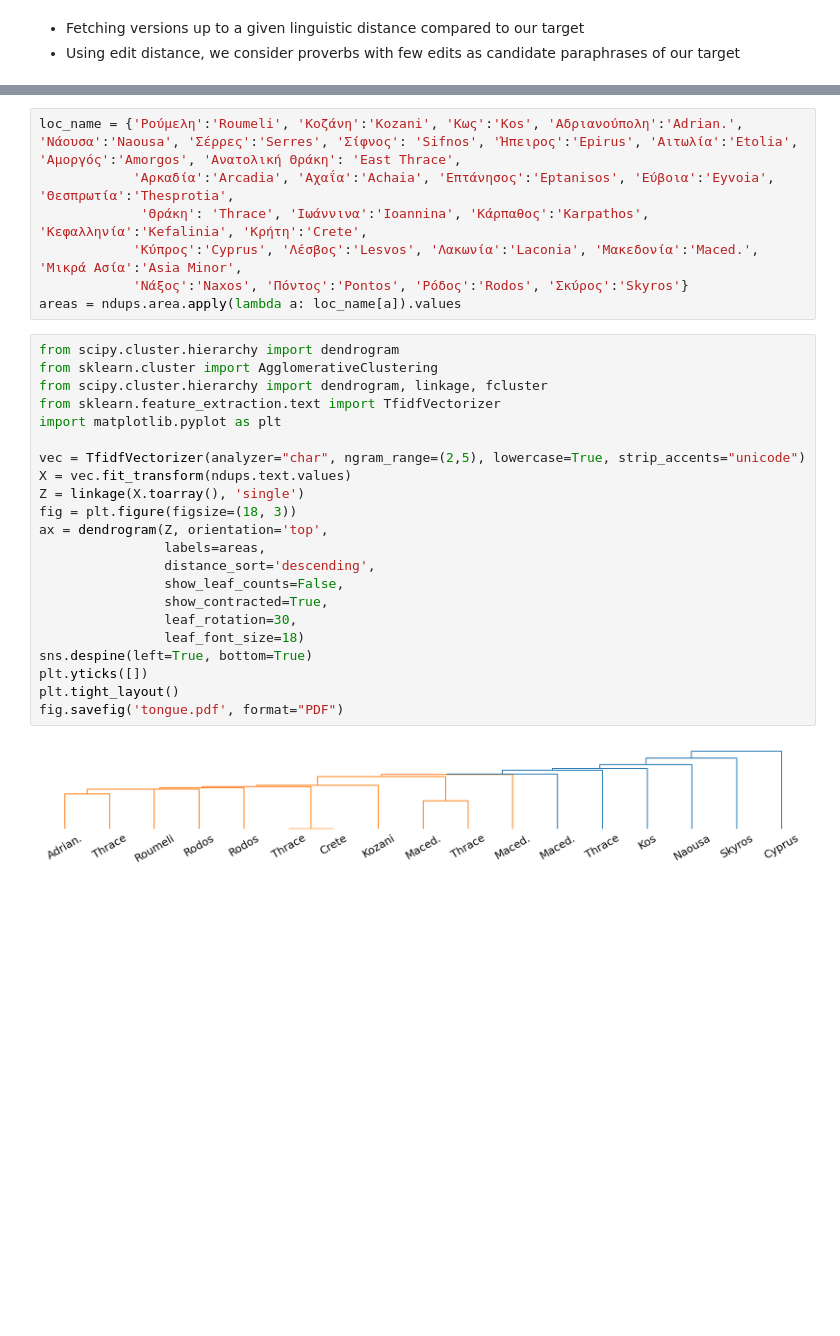
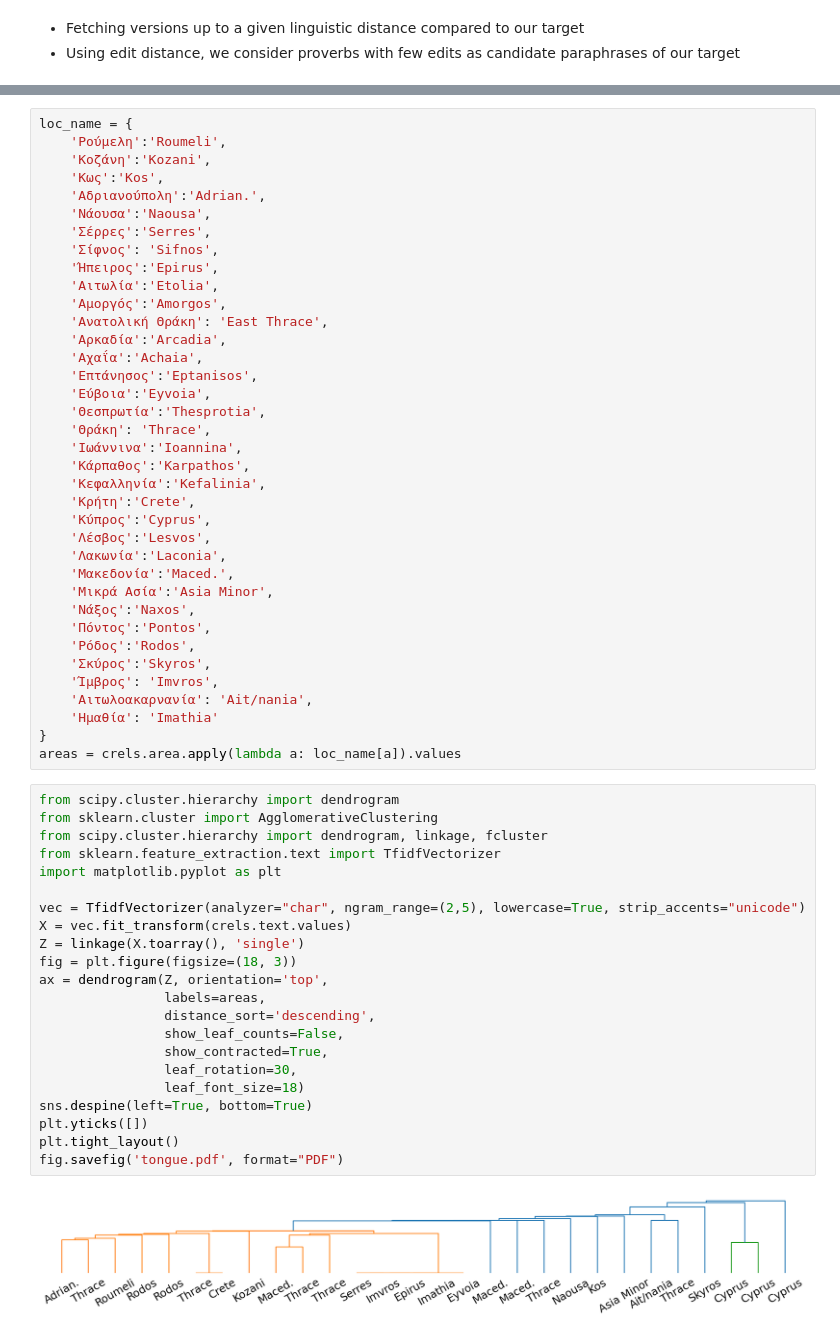
Before and after one commit to ipavlopoulos/greek-proverb-atlas, a Jupyter notebook: propagation.ipynb, the cells around one changed output, grey strips where cells are left out. Drawn from its saved outputs; the diff is of its cells as text; blank space fills up the shorter version.

```diff
--- a/propagation.ipynb
+++ b/propagation.ipynb
@@ -352,33 +488,63 @@ ndups = find_near_duplicates(target, proverbs.text.values, proverbs.area.values)
 # %%
-loc_name = {'Ρούμελη':'Roumeli', 'Κοζάνη':'Kozani', 'Κως':'Kos', 'Αδριανούπολη':'Adrian.', 'Νάουσα':'Naousa', 'Σέρρες':'Serres', 'Σίφνος': 'Sifnos', 'Ήπειρος':'Epirus', 'Αιτωλία':'Etolia', 'Αμοργός':'Amorgos', 'Ανατολική Θράκη': 'East Thrace',
-            'Αρκαδία':'Arcadia', 'Αχαΐα':'Achaia', 'Επτάνησος':'Eptanisos', 'Εύβοια':'Eyvoia', 'Θεσπρωτία':'Thesprotia',
-             'Θράκη': 'Thrace', 'Ιωάννινα':'Ioannina', 'Κάρπαθος':'Karpathos', 'Κεφαλληνία':'Kefalinia', 'Κρήτη':'Crete',
-            'Κύπρος':'Cyprus', 'Λέσβος':'Lesvos', 'Λακωνία':'Laconia', 'Μακεδονία':'Maced.', 'Μικρά Ασία':'Asia Minor',
-            'Νάξος':'Naxos', 'Πόντος':'Pontos', 'Ρόδος':'Rodos', 'Σκύρος':'Skyros'}
-areas = ndups.area.apply(lambda a: loc_name[a]).values
+loc_name = {
+    'Ρούμελη':'Roumeli',
+    'Κοζάνη':'Kozani',
+    'Κως':'Kos',
+    'Αδριανούπολη':'Adrian.',
+    'Νάουσα':'Naousa',
+    'Σέρρες':'Serres',
+    'Σίφνος': 'Sifnos',
+    'Ήπειρος':'Epirus',
+    'Αιτωλία':'Etolia',
+    'Αμοργός':'Amorgos',
+    'Ανατολική Θράκη': 'East Thrace',
+    'Αρκαδία':'Arcadia',
+    'Αχαΐα':'Achaia',
+    'Επτάνησος':'Eptanisos',
+    'Εύβοια':'Eyvoia',
+    'Θεσπρωτία':'Thesprotia',
+    'Θράκη': 'Thrace',
+    'Ιωάννινα':'Ioannina',
+    'Κάρπαθος':'Karpathos',
+    'Κεφαλληνία':'Kefalinia',
+    'Κρήτη':'Crete',
+    'Κύπρος':'Cyprus',
+    'Λέσβος':'Lesvos',
+    'Λακωνία':'Laconia',
+    'Μακεδονία':'Maced.',
+    'Μικρά Ασία':'Asia Minor',
+    'Νάξος':'Naxos',
+    'Πόντος':'Pontos',
+    'Ρόδος':'Rodos',
+    'Σκύρος':'Skyros',
+    'Ίμβρος': 'Imvros',
+    'Αιτωλοακαρνανία': 'Ait/nania',
+    'Ημαθία': 'Imathia'
+}
+areas = crels.area.apply(lambda a: loc_name[a]).values
 # %%
 from scipy.cluster.hierarchy import dendrogram
 from sklearn.cluster import AgglomerativeClustering
 from scipy.cluster.hierarchy import dendrogram, linkage, fcluster
 from sklearn.feature_extraction.text import TfidfVectorizer
 import matplotlib.pyplot as plt
 
 vec = TfidfVectorizer(analyzer="char", ngram_range=(2,5), lowercase=True, strip_accents="unicode")
-X = vec.fit_transform(ndups.text.values)
+X = vec.fit_transform(crels.text.values)
 Z = linkage(X.toarray(), 'single')
 fig = plt.figure(figsize=(18, 3))
 ax = dendrogram(Z, orientation='top',
                 labels=areas,
                 distance_sort='descending',
                 show_leaf_counts=False,
                 show_contracted=True,
                 leaf_rotation=30,
                 leaf_font_size=18)
 sns.despine(left=True, bottom=True)
 plt.yticks([])
 plt.tight_layout()
 fig.savefig('tongue.pdf', format="PDF")
 # %% [output]
-[figure, old version]
+[figure, new version]
 # %%
 clustering = fcluster(Z, t=0.4, criterion='distance')
```
Also changed, not shown: parts of 17 cells of this notebook, 2 other files.
